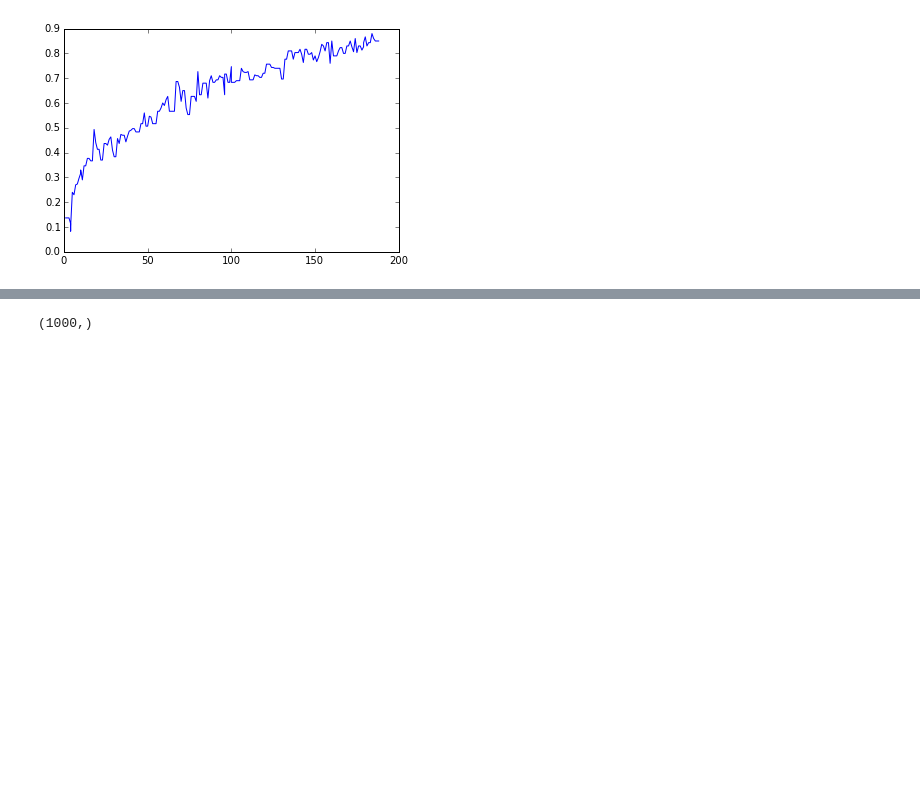
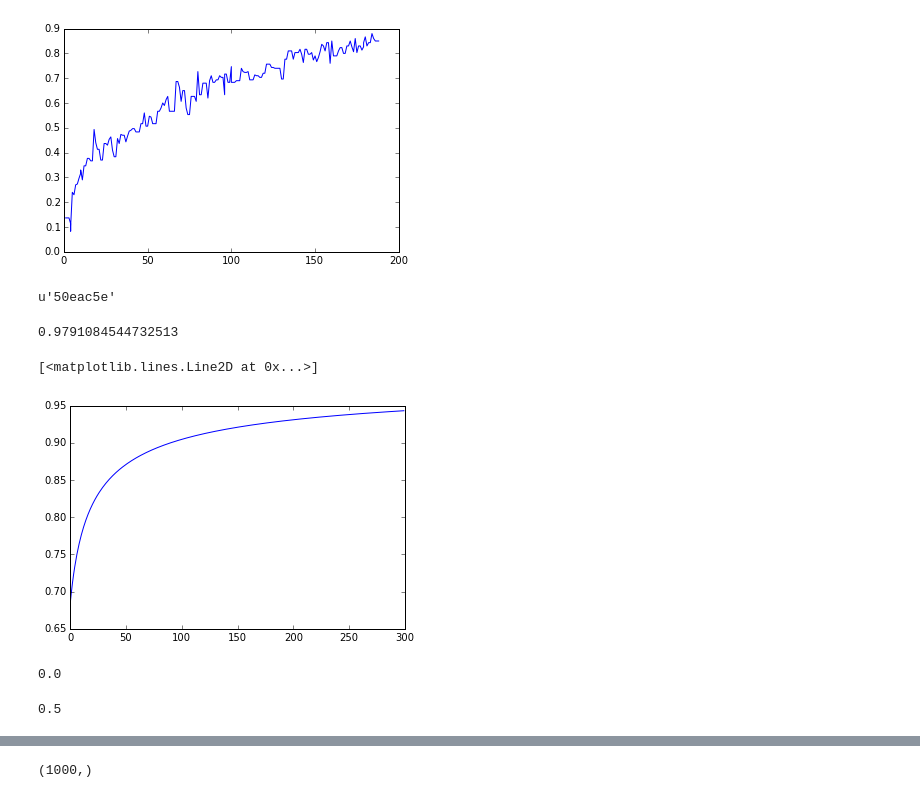
Before and after one commit to melkherj/puddle, a Jupyter notebook: InspectResults.ipynb, the cells around one changed output, grey strips where cells are left out. Saved outputs shown, nothing was run; the diff lists cells and outputs as text; code cells hidden in the pictures; blank space fills up the shorter version.

```diff
--- a/InspectResults.ipynb
+++ b/InspectResults.ipynb
@@ -375,3 +375,7 @@ plt.plot(df['n_labeled'],df['accuracy'])
 # %% [output]
 [<matplotlib.lines.Line2D at 0x...>]
 [figure]
+# %%
+all_results[-3]['githash']
+# %% [output]
+u'50eac5e'
@@ -377,0 +386,9 @@ plt.plot(df['n_labeled'],df['accuracy'])
+# %%
+sigmoid(logodds(0.7)+3.0)
+# %% [output]
+0.9791084544732513
+# %%
+plt.plot(1.-1./(np.arange(300)+10)**0.5)
+# %% [output]
+[<matplotlib.lines.Line2D at 0x...>]
+[figure, added]
@@ -377,0 +409,5 @@ plt.plot(df['n_labeled'],df['accuracy'])
+# %%
+add_noise(0.5)
+# %% [output]
+0.0
+0.5
```
Also changed, not shown: parts of 26 cells of this notebook, 3 other files.
